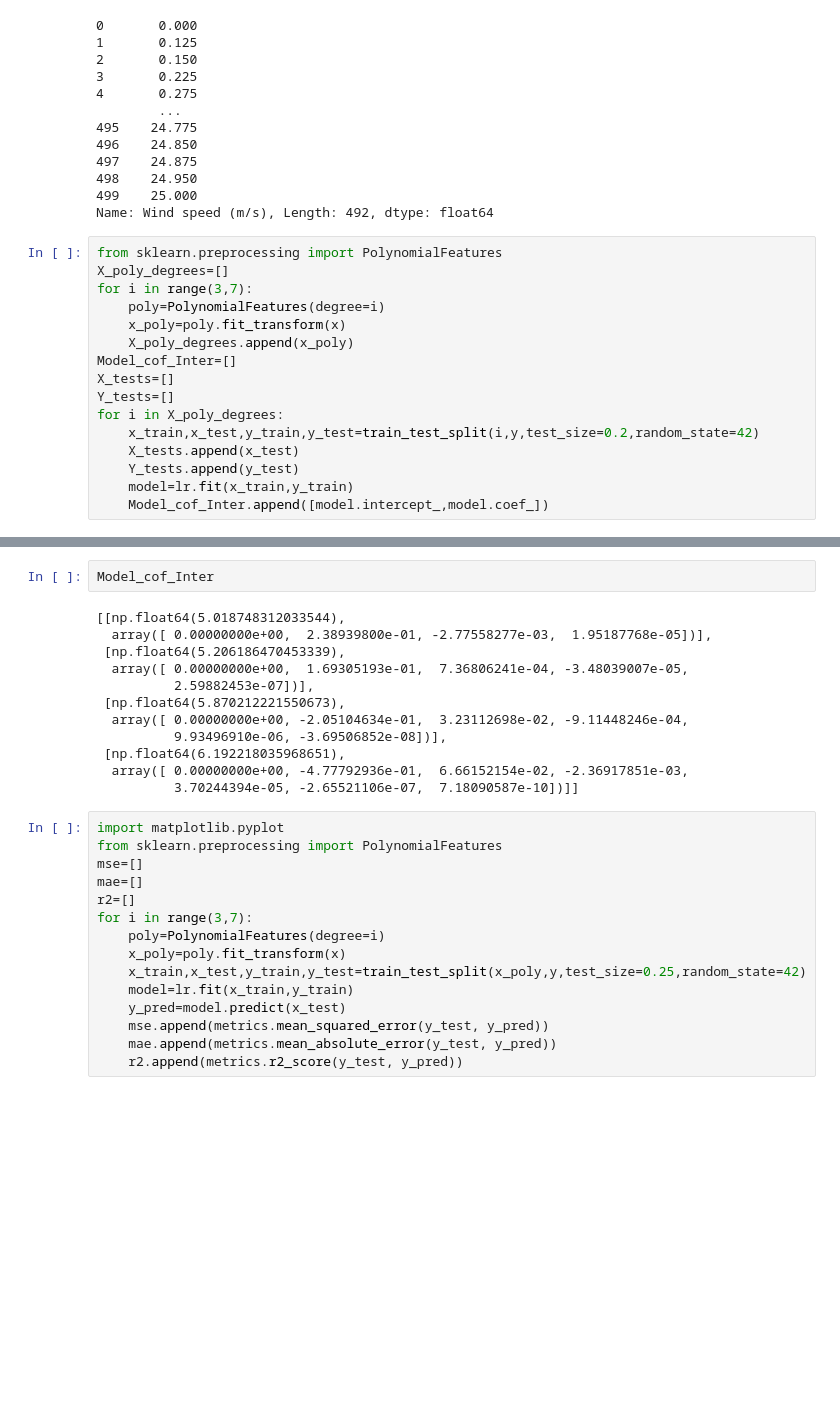
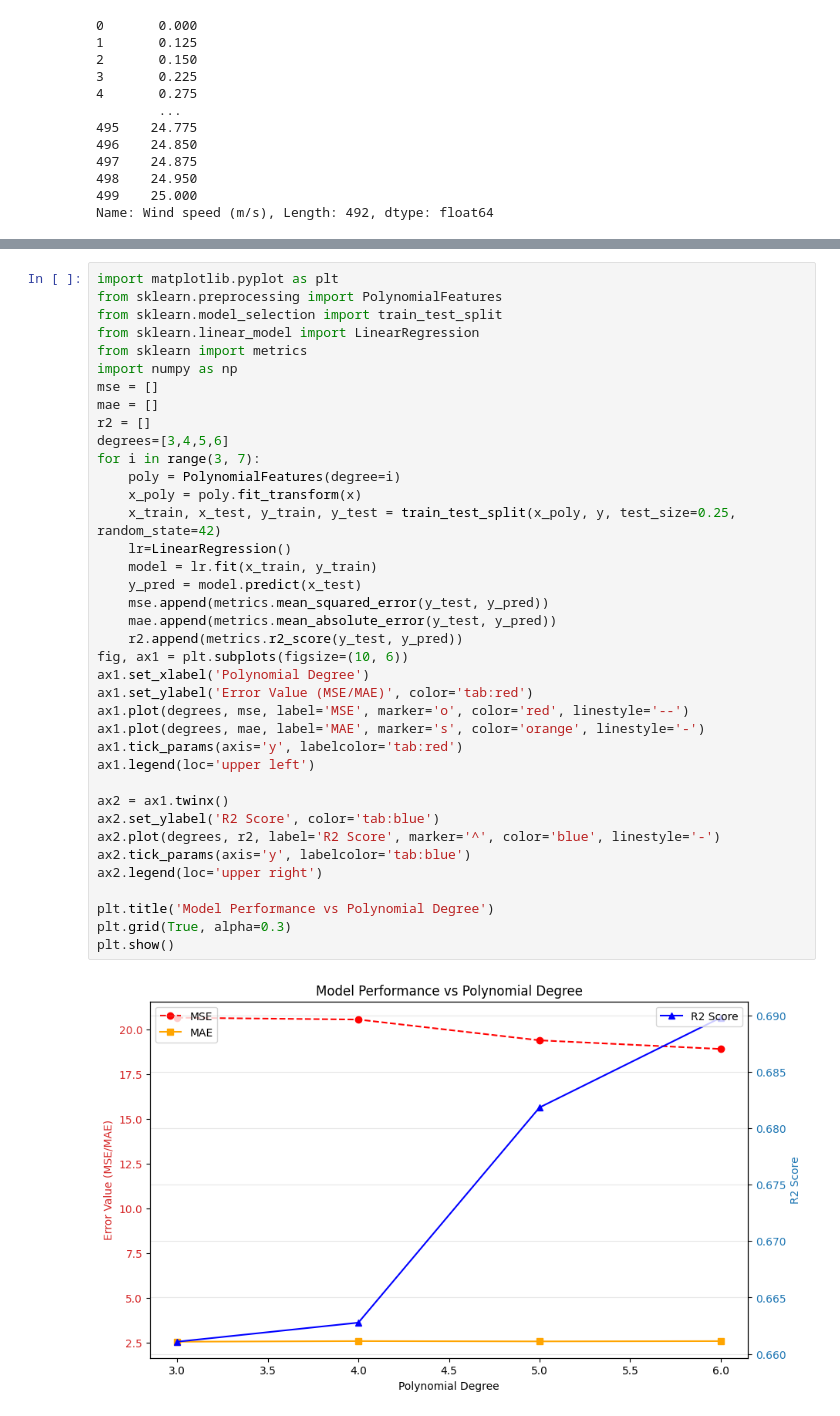
Before and after one commit to Hars505/sem-4, a Jupyter notebook: T2/Python-2/ch-4_(p1).ipynb, the cells around one changed output, grey strips where cells are left out. Saved outputs shown, nothing was run; the diff lists cells and outputs as text; blank space fills up the shorter version.

```diff
--- a/T2/Python-2/ch-4_(p1).ipynb
+++ b/T2/Python-2/ch-4_(p1).ipynb
@@ -602,19 +602,3 @@ y
 498    24.950
 499    25.000
 Name: Wind speed (m/s), Length: 492, dtype: float64
-# %%
-from sklearn.preprocessing import PolynomialFeatures
-X_poly_degrees=[]
-for i in range(3,7):
-    poly=PolynomialFeatures(degree=i)
-    x_poly=poly.fit_transform(x)
-    X_poly_degrees.append(x_poly)
-Model_cof_Inter=[]
-X_tests=[]
-Y_tests=[]
-for i in X_poly_degrees:
-    x_train,x_test,y_train,y_test=train_test_split(i,y,test_size=0.2,random_state=42)
-    X_tests.append(x_test)
-    Y_tests.append(y_test)
-    model=lr.fit(x_train,y_train)
-    Model_cof_Inter.append([model.intercept_,model.coef_])
@@ -641,29 +605,40 @@ X_poly_degrees
-# %%
-Model_cof_Inter
-# %% [output]
-[[np.float64(5.018748312033544),
-  array([ 0.00000000e+00,  2.38939800e-01, -2.77558277e-03,  1.95187768e-05])],
- [np.float64(5.206186470453339),
-  array([ 0.00000000e+00,  1.69305193e-01,  7.36806241e-04, -3.48039007e-05,
-          2.59882453e-07])],
- [np.float64(5.870212221550673),
-  array([ 0.00000000e+00, -2.05104634e-01,  3.23112698e-02, -9.11448246e-04,
-          9.93496910e-06, -3.69506852e-08])],
- [np.float64(6.192218035968651),
-  array([ 0.00000000e+00, -4.77792936e-01,  6.66152154e-02, -2.36917851e-03,
-          3.70244394e-05, -2.65521106e-07,  7.18090587e-10])]]
 # %%
-import matplotlib.pyplot
+import matplotlib.pyplot as plt
 from sklearn.preprocessing import PolynomialFeatures
-mse=[]
-mae=[]
-r2=[]
-for i in range(3,7):
-    poly=PolynomialFeatures(degree=i)
-    x_poly=poly.fit_transform(x)
-    x_train,x_test,y_train,y_test=train_test_split(x_poly,y,test_size=0.25,random_state=42)
-    model=lr.fit(x_train,y_train)
-    y_pred=model.predict(x_test)
+from sklearn.model_selection import train_test_split
+from sklearn.linear_model import LinearRegression
+from sklearn import metrics
+import numpy as np
+mse = []
+mae = []
+r2 = []
+degrees=[3,4,5,6]
+for i in range(3, 7):
+    poly = PolynomialFeatures(degree=i)
+    x_poly = poly.fit_transform(x)
+    x_train, x_test, y_train, y_test = train_test_split(x_poly, y, test_size=0.25, random_state=42)
+    lr=LinearRegression()
+    model = lr.fit(x_train, y_train)
+    y_pred = model.predict(x_test)
     mse.append(metrics.mean_squared_error(y_test, y_pred))
     mae.append(metrics.mean_absolute_error(y_test, y_pred))
     r2.append(metrics.r2_score(y_test, y_pred))
+fig, ax1 = plt.subplots(figsize=(10, 6))
+ax1.set_xlabel('Polynomial Degree')
+ax1.set_ylabel('Error Value (MSE/MAE)', color='tab:red')
+ax1.plot(degrees, mse, label='MSE', marker='o', color='red', linestyle='--')
+ax1.plot(degrees, mae, label='MAE', marker='s', color='orange', linestyle='-')
+ax1.tick_params(axis='y', labelcolor='tab:red')
+ax1.legend(loc='upper left')
+
+ax2 = ax1.twinx()
+ax2.set_ylabel('R2 Score', color='tab:blue')
+ax2.plot(degrees, r2, label='R2 Score', marker='^', color='blue', linestyle='-')
+ax2.tick_params(axis='y', labelcolor='tab:blue')
+ax2.legend(loc='upper right')
+
+plt.title('Model Performance vs Polynomial Degree')
+plt.grid(True, alpha=0.3)
+plt.show()
+# %% [output]
+[figure, added]
```
Also changed, not shown: parts of 1 cell of this notebook.
